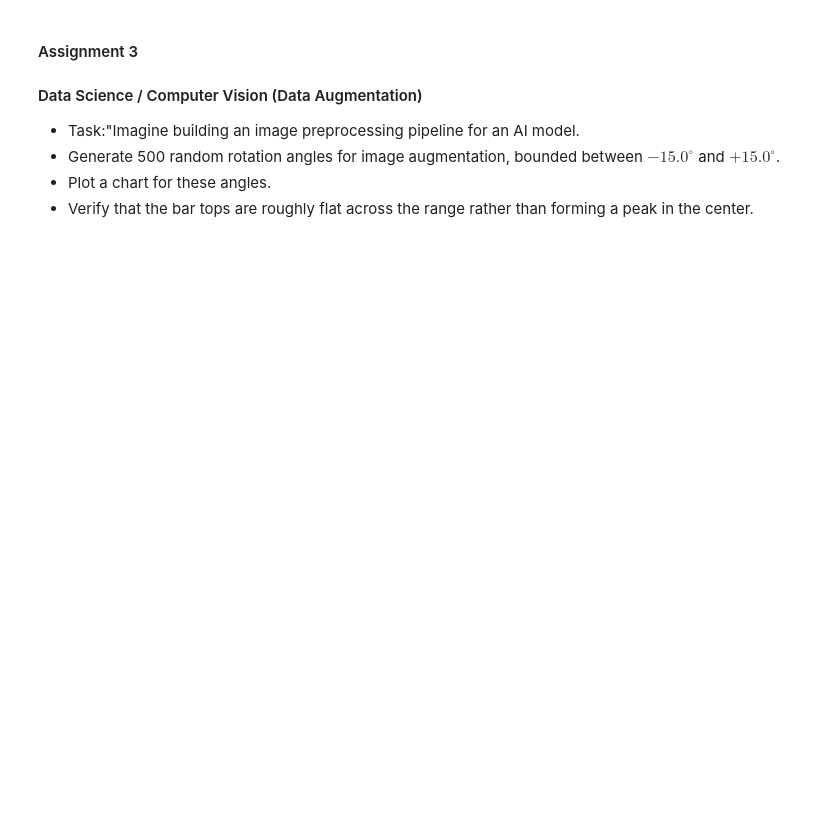
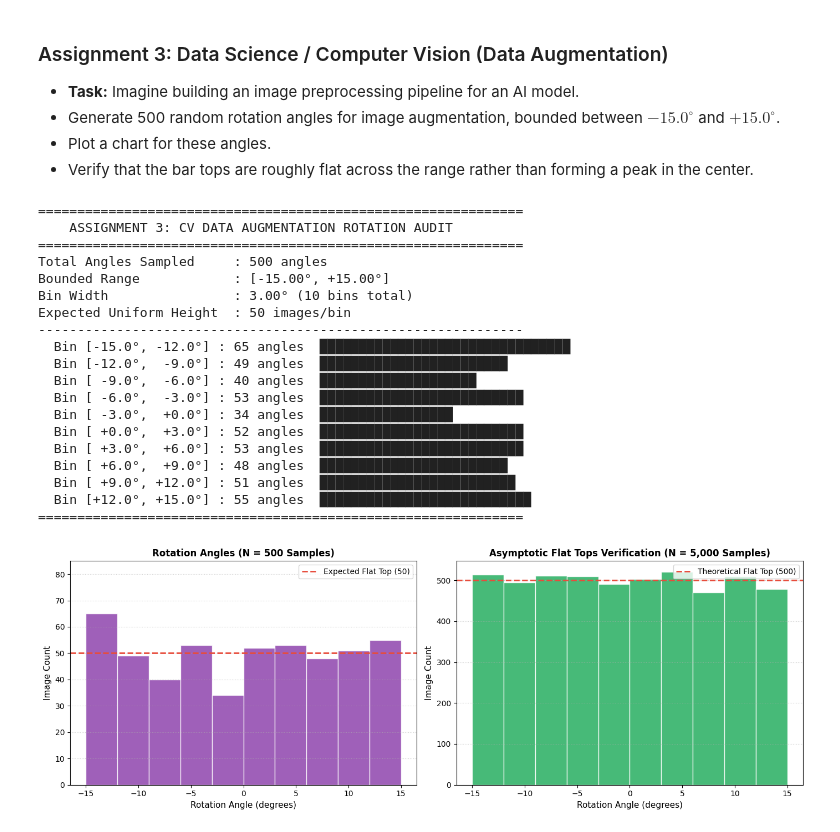
Before and after one commit to Abiads/CDAC-Data-Analytics, a Jupyter notebook: Day6/Assignment.ipynb, the cells around one changed output. Cells and saved outputs as stored; diff of their text form; code cells hidden in the pictures; blank space fills up the shorter version.

```diff
--- a/Day6/Assignment.ipynb
+++ b/Day6/Assignment.ipynb
@@ -15,7 +134,79 @@ A temperature sensor sends continuous readings between $20.0^\circ\text{C}$ and
 # %% [markdown]
-#### Assignment 3
-#### Data Science / Computer Vision (Data Augmentation)
-- Task:"Imagine building an image preprocessing pipeline for an AI model.
+### Assignment 3: Data Science / Computer Vision (Data Augmentation)
+- **Task:** Imagine building an image preprocessing pipeline for an AI model.
 - Generate 500 random rotation angles for image augmentation, bounded between $-15.0^\circ$ and $+15.0^\circ$.
 - Plot a chart for these angles.
 - Verify that the bar tops are roughly flat across the range rather than forming a peak in the center.
+# %%
+# Set random seed for reproducibility
+np.random.seed(42)
+
+# 1. Generate 500 random rotation angles bounded between -15.0° and +15.0°
+angles_500 = np.random.uniform(low=-15.0, high=15.0, size=500)
+angles_5000 = np.random.uniform(low=-15.0, high=15.0, size=5000)  # Large sample for asymptotic check
+
+# Bin partition: 10 equal bins of 3.0° each across [-15.0°, +15.0°]
+bin_edges = np.linspace(-15.0, 15.0, 11)
+counts_500, _ = np.histogram(angles_500, bins=bin_edges)
+expected_count = 500 / 10  # 50 angles per bin
+
+print("=" * 62)
+print("    ASSIGNMENT 3: CV DATA AUGMENTATION ROTATION AUDIT     ")
+print("=" * 62)
+print(f"Total Angles Sampled     : 500 angles")
+print(f"Bounded Range            : [-15.00°, +15.00°]")
+print(f"Bin Width                : 3.00° (10 bins total)")
+print(f"Expected Uniform Height  : {expected_count:.0f} images/bin")
+print("-" * 62)
+for i in range(len(counts_500)):
+    bar_str = '█' * int(counts_500[i] // 2)
+    print(f"  Bin [{bin_edges[i]:+5.1f}°, {bin_edges[i+1]:+5.1f}°] : {counts_500[i]:2d} angles  {bar_str}")
+print("=" * 62)
+
+# 2. Plotting dual visual verification
+fig, axes = plt.subplots(1, 2, figsize=(14, 5), dpi=100)
+
+# Chart 1: 500 samples (as requested)
+axes[0].hist(angles_500, bins=bin_edges, color='#8e44ad', edgecolor='white', alpha=0.85)
+axes[0].axhline(expected_count, color='#e74c3c', linestyle='--', linewidth=2,
+                label=f'Expected Flat Top ({expected_count:.0f})')
+axes[0].set_title('Rotation Angles (N = 500 Samples)', fontsize=12, fontweight='bold')
+axes[0].set_xlabel('Rotation Angle (degrees)', fontsize=11)
+axes[0].set_ylabel('Image Count', fontsize=11)
+axes[0].set_ylim(0, max(counts_500) + 20)
+axes[0].legend(frameon=True)
+axes[0].grid(axis='y', linestyle=':', alpha=0.6)
+
+# Chart 2: 5000 samples (asymptotic convergence proving flat tops)
+axes[1].hist(angles_5000, bins=bin_edges, color='#27ae60', edgecolor='white', alpha=0.85)
+axes[1].axhline(500, color='#e74c3c', linestyle='--', linewidth=2,
+                label='Theoretical Flat Top (500)')
+axes[1].set_title('Asymptotic Flat Tops Verification (N = 5,000 Samples)', fontsize=12, fontweight='bold')
+axes[1].set_xlabel('Rotation Angle (degrees)', fontsize=11)
+axes[1].set_ylabel('Image Count', fontsize=11)
+axes[1].legend(frameon=True)
+axes[1].grid(axis='y', linestyle=':', alpha=0.6)
+
+plt.tight_layout()
+plt.show()
+# %% [output]
+==============================================================
+    ASSIGNMENT 3: CV DATA AUGMENTATION ROTATION AUDIT
+==============================================================
+Total Angles Sampled     : 500 angles
+Bounded Range            : [-15.00°, +15.00°]
+Bin Width                : 3.00° (10 bins total)
+Expected Uniform Height  : 50 images/bin
+--------------------------------------------------------------
+  Bin [-15.0°, -12.0°] : 65 angles  ████████████████████████████████
+  Bin [-12.0°,  -9.0°] : 49 angles  ████████████████████████
+  Bin [ -9.0°,  -6.0°] : 40 angles  ████████████████████
+  Bin [ -6.0°,  -3.0°] : 53 angles  ██████████████████████████
+  Bin [ -3.0°,  +0.0°] : 34 angles  █████████████████
+  Bin [ +0.0°,  +3.0°] : 52 angles  ██████████████████████████
+  Bin [ +3.0°,  +6.0°] : 53 angles  ██████████████████████████
+  Bin [ +6.0°,  +9.0°] : 48 angles  ████████████████████████
+  Bin [ +9.0°, +12.0°] : 51 angles  █████████████████████████
+  Bin [+12.0°, +15.0°] : 55 angles  ███████████████████████████
+==============================================================
+[figure, added]
```
Also changed, not shown: parts of 14 cells of this notebook, 2 other files.
